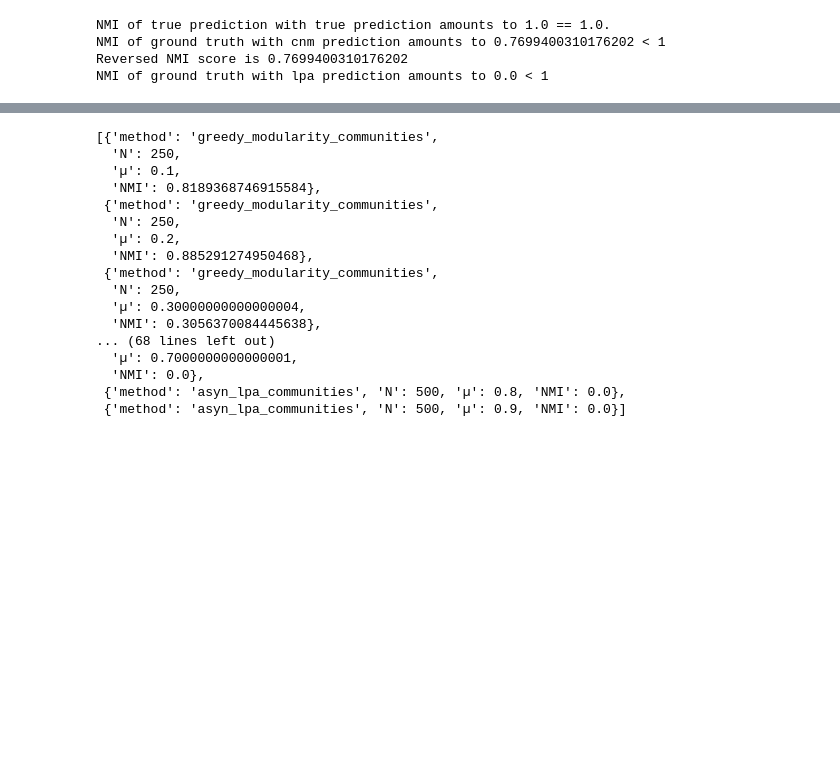
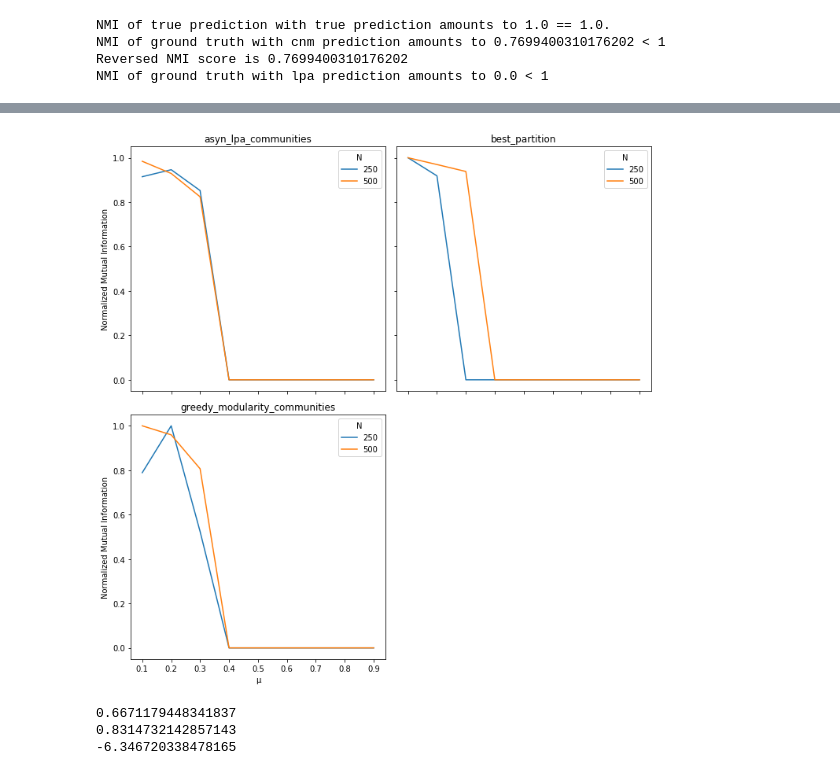
Before and after one commit to fallback2993/network_science, a Jupyter notebook: src/experiment.ipynb, the cells around one changed output, grey strips where cells are left out. Saved outputs shown, nothing was run; the diff lists cells and outputs as text; code cells hidden in the pictures; blank space fills up the shorter version.

```diff
--- a/src/experiment.ipynb
+++ b/src/experiment.ipynb
@@ -170,35 +179,51 @@ Running experiments in parallel with 12 cpus
 # %%
-aggregated_over_trials = data.groupby(['method', 'N', 'µ']).mean()
-grouped_by_algorithm = aggregated_over_trials.groupby(['method'])
-num_groups = len(grouped_by_algorithm)
-tmp = None
-fig, axes = plt.subplots(num_groups//2, 2, sharex=True, sharey=True)
-fig.set_size_inches(10, 5)
-# fig = plt.figure(figsize=(10, 10), dpi= 80)
-for idx, (algorithm_name, algorithm_data) in enumerate(grouped_by_algorithm):
-    # tmp = algorithm_data.unstack(level=[0,1])
-    axes[idx].set_title(algorithm_name)
-    tmp = algorithm_data.reset_index().pivot(index='µ', columns='N', values='NMI')
-    tmp.plot(ax=axes[idx])
-    axes[idx].set_ylabel("Normalized Mutual Information")
+def draw_plots(data):
+    aggregated_over_trials = data.groupby(['method', 'N', 'µ']).mean()
+    grouped_by_algorithm = aggregated_over_trials.groupby(['method'])
+    num_groups = len(grouped_by_algorithm)
+    num_rows = int(math.ceil(num_groups/2))
+    tmp = None
+    fig, axes = plt.subplots(num_rows, 2, sharex=True, sharey=True)
+    fig.set_size_inches(10, 5*num_rows)
+    axes = axes.flatten()
+    for idx, (algorithm_name, algorithm_data) in enumerate(grouped_by_algorithm):
+        axes[idx].set_title(algorithm_name)
+        tmp = algorithm_data.reset_index().pivot(index='µ', columns='N', values='NMI')
+        tmp.plot(ax=axes[idx])
+        axes[idx].set_ylabel("Normalized Mutual Information")
 
-fig.set_tight_layout(True)
-plt.show()
+    if num_groups < len(axes):
+        fig.delaxes(*axes[num_groups:])
+    fig.set_tight_layout(True)
+    return plt.show()
+
+draw_plots(data)
 # %% [output]
-[{'method': 'greedy_modularity_communities',
-  'N': 250,
-  'µ': 0.1,
-  'NMI': 0.8189368746915584},
- {'method': 'greedy_modularity_communities',
-  'N': 250,
-  'µ': 0.2,
-  'NMI': 0.885291274950468},
- {'method': 'greedy_modularity_communities',
-  'N': 250,
-  'µ': 0.30000000000000004,
-  'NMI': 0.3056370084445638},
-... (68 lines left out)
-  'µ': 0.7000000000000001,
-  'NMI': 0.0},
- {'method': 'asyn_lpa_communities', 'N': 500, 'µ': 0.8, 'NMI': 0.0},
- {'method': 'asyn_lpa_communities', 'N': 500, 'µ': 0.9, 'NMI': 0.0}]
+[figure, added]
+# %%
+from map_equation import map_equation
+G, pos = generate_benchmark_graph(250,0.1)
+louvain_partition_map = community_louvain.best_partition(G)
+
+def modularity_wrapper(partition, G):
+    return community_louvain.modularity(partition, G)
+
+print(modularity_wrapper(louvain_partition_map, G))
+
+# %%
+def coverage_wrapper(partition, G):
+    community_map = extract_community_map(partition)
+    return algorithms.coverage(G, community_map)
+
+print(coverage_wrapper(louvain_partition_map, G))
+
+
+def map_equation_wrapper(partition, G):
+    L, index_codelength, module_codelength = map_equation(G, partition)
+    return -L
+
+print(map_equation_wrapper(louvain_partition_map, G))
+# %% [output]
+0.6671179448341837
+0.8314732142857143
+-6.346720338478165
```
Also changed, not shown: parts of 7 cells of this notebook, 5 other files.
